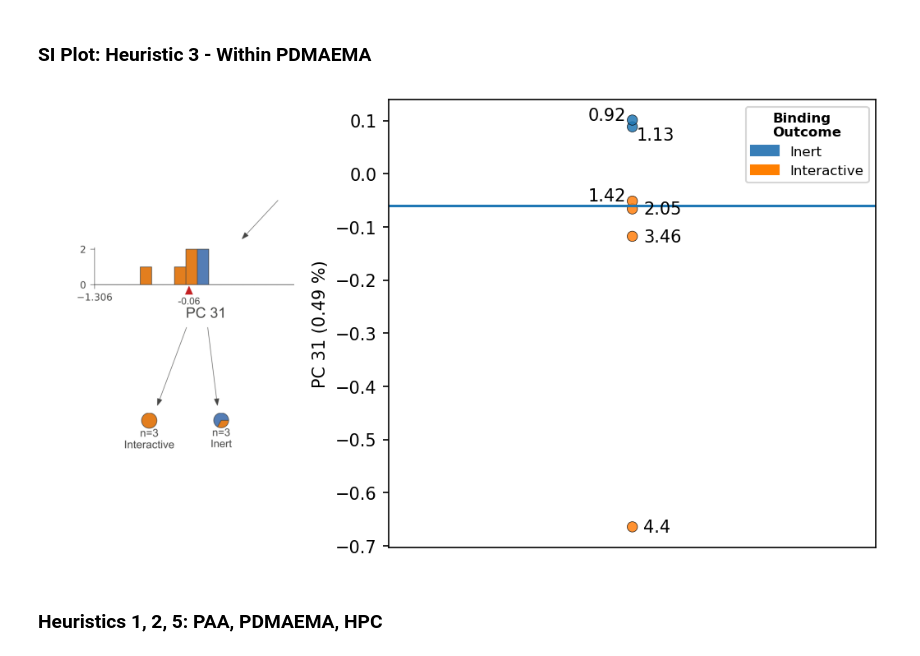
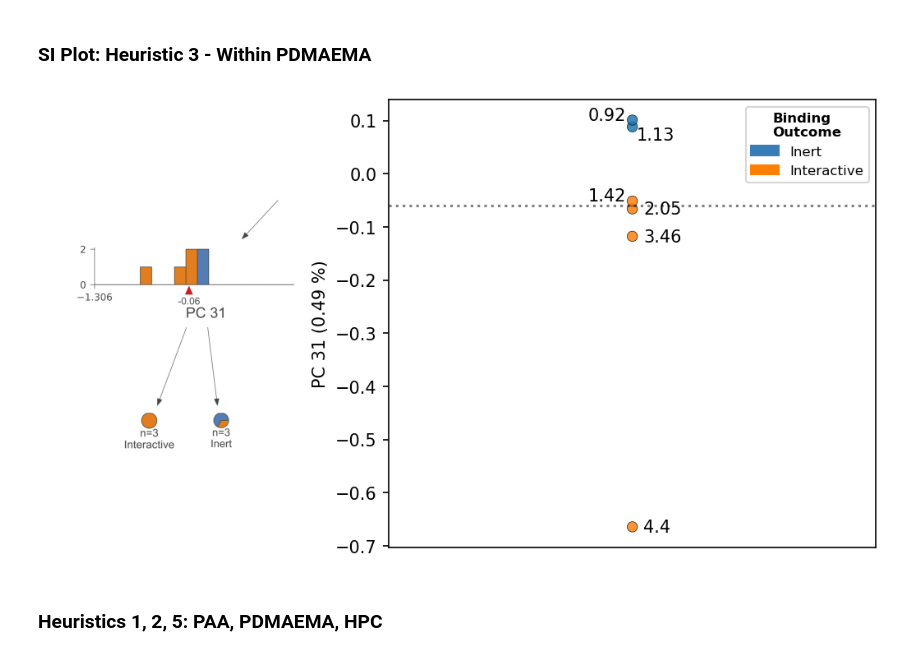
Before and after one commit to Frank-Gu-Lab/infrno, a Jupyter notebook: notebooks/final_model_paper_CDE_rs148.ipynb, the cells around one changed output. Drawn from its saved outputs; the diff is of its cells as text; code cells hidden in the pictures.

```diff
--- a/notebooks/final_model_paper_CDE_rs148.ipynb
+++ b/notebooks/final_model_paper_CDE_rs148.ipynb
@@ -609,35 +609,36 @@ axd['B'].set_ylabel(f"PC 31 ({str(np.round(expvar_lookup[30],4)*100)} %)")
 inert_patches = mpatches.Patch(color=custom_colors[0], label = 'Inert')
 interactive_patches = mpatches.Patch(color = custom_colors[2], label = 'Interactive')
 
 g.legend(handles = [inert_patches,interactive_patches],
           loc='upper right', title_fontproperties={'weight': 'bold', 'size':8},
          title='Binding\nOutcome', fontsize=8)
 
 for ix, proton in pdmaema_leaf.iterrows():
     ppm = proton['proton_id'].split(' ',-1)[-1]
 
     if ppm == '0.92':
         axd['B'].text(s=ppm, x=0-0.01, y=proton[31])
 
     elif ppm == '1.13':
         axd['B'].text(s=ppm, x=+0.001, y=proton[31]-0.025)
 
     elif ppm == '1.42':
         axd['B'].text(s=ppm, x=0-0.01, y=proton[31])
 
     else:
         axd['B'].text(s=ppm, x=0+0.0025, y=proton[31]-0.01)
 
-axd['B'].axhline(y=-0.06)
+#visualize decision rule line
+axd['B'].axhline(y=-0.06, color = 'k', ls = ':', alpha = 0.5)
 
 # save as png, svg
 plt.tight_layout()
 plt.savefig("../figures/supplementary/pdmaema_31.png", dpi=150)
 plt.savefig("../figures/supplementary/pdmaema_31.svg", dpi=150)
 
 plt.show()
 # %% [output]
-[figure, old version]
+[figure, new version]
 # %% [markdown]
 ### Heuristics 1, 2, 5: PAA, PDMAEMA, HPC
 # %%
```
Also changed, not shown: parts of 4 cells of this notebook, 10 other files.
